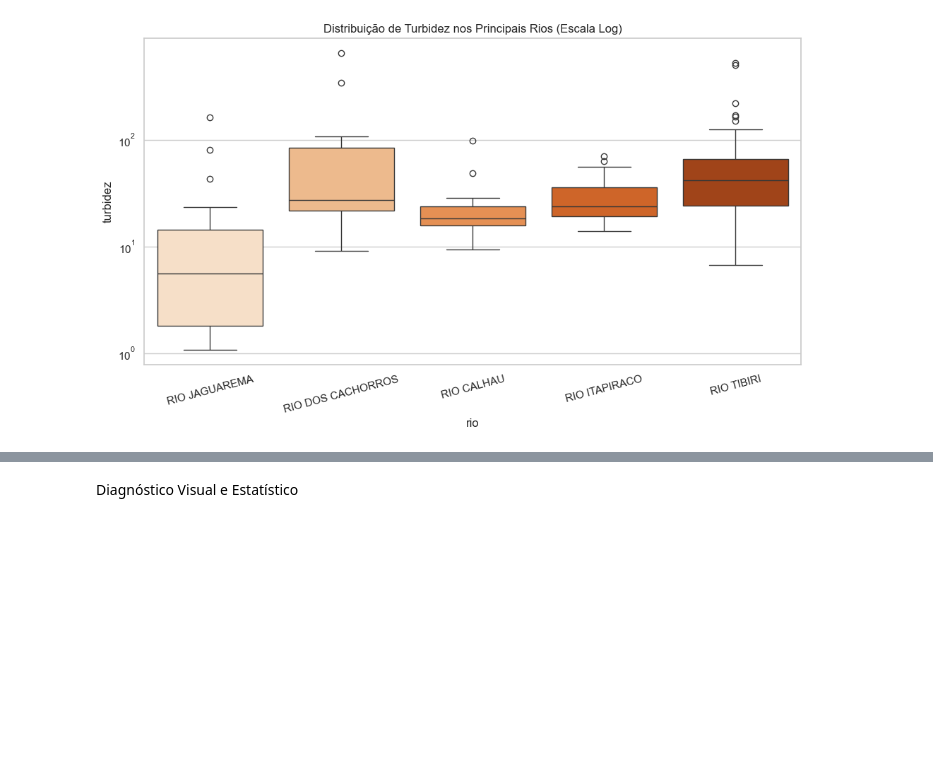
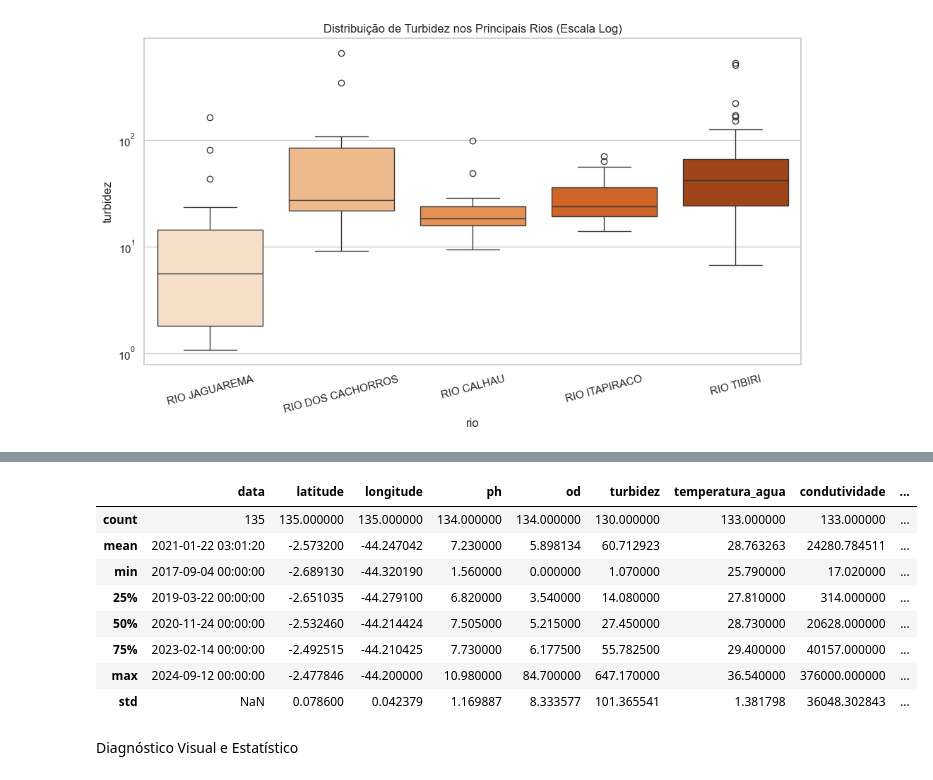
Before and after one commit to grasbiel/monitoramento-rios-sao-luis-maranhao, a Jupyter notebook: Análise_Rios.ipynb, the cells around one changed output, grey strips where cells are left out. Saved outputs shown, nothing was run; the diff lists cells and outputs as text; code cells hidden in the pictures; blank space fills up the shorter version.

```diff
--- a/Análise_Rios.ipynb
+++ b/Análise_Rios.ipynb
@@ -475,2 +473,14 @@ Gerando gráficos de conformidade CONAMA...
+# %%
+df_final.describe()
+# %% [output]
+|  | data | latitude | longitude | ph | od | turbidez | temperatura_agua | condutividade | ... |
+| count | 135 | 135.000000 | 135.000000 | 134.000000 | 134.000000 | 130.000000 | 133.000000 | 133.000000 | ... |
+| mean | 2021-01-22 03:01:20 | -2.573200 | -44.247042 | 7.230000 | 5.898134 | 60.712923 | 28.763263 | 24280.784511 | ... |
+| min | 2017-09-04 00:00:00 | -2.689130 | -44.320190 | 1.560000 | 0.000000 | 1.070000 | 25.790000 | 17.020000 | ... |
+| 25% | 2019-03-22 00:00:00 | -2.651035 | -44.279100 | 6.820000 | 3.540000 | 14.080000 | 27.810000 | 314.000000 | ... |
+| 50% | 2020-11-24 00:00:00 | -2.532460 | -44.214424 | 7.505000 | 5.215000 | 27.450000 | 28.730000 | 20628.000000 | ... |
+| 75% | 2023-02-14 00:00:00 | -2.492515 | -44.210425 | 7.730000 | 6.177500 | 55.782500 | 29.400000 | 40157.000000 | ... |
+| max | 2024-09-12 00:00:00 | -2.477846 | -44.200000 | 10.980000 | 84.700000 | 647.170000 | 36.540000 | 376000.000000 | ... |
+| std | NaN | 0.078600 | 0.042379 | 1.169887 | 8.333577 | 101.365541 | 1.381798 | 36048.302843 | ... |
 # %% [markdown]
 Diagnóstico Visual e Estatístico
```
Also changed, not shown: parts of 7 cells of this notebook, 1 other file.
